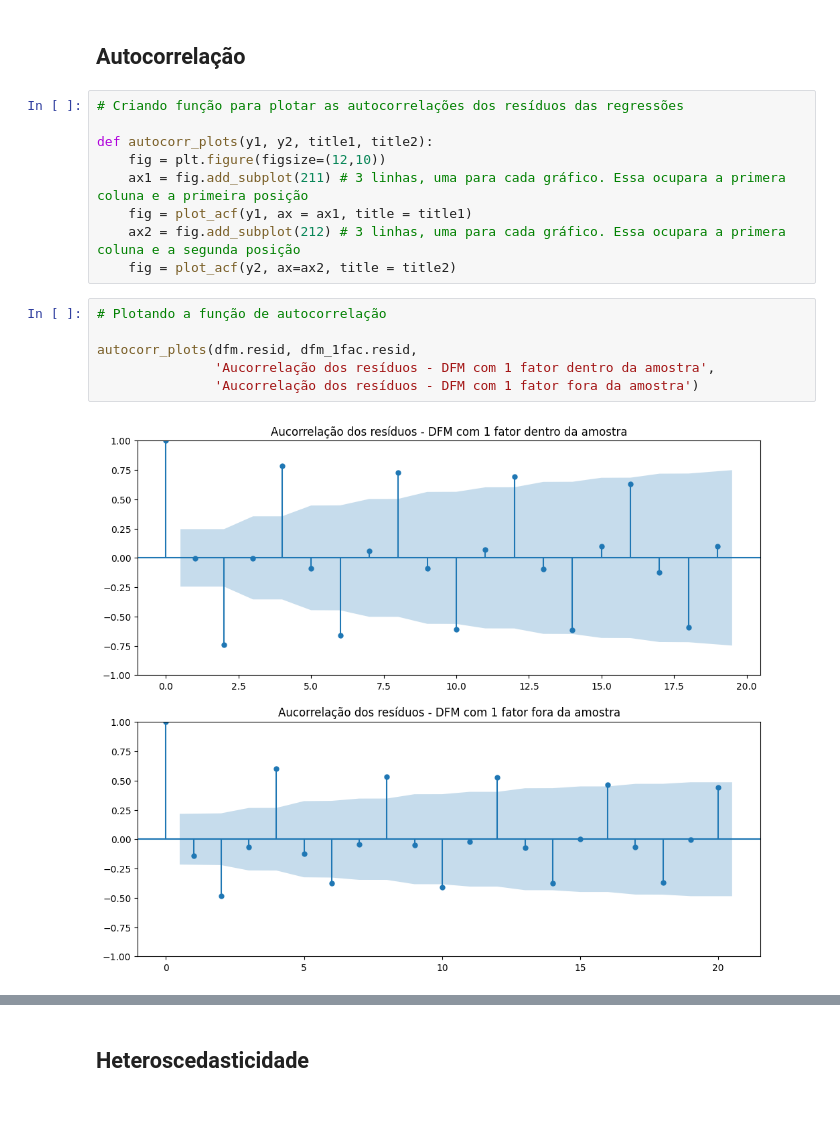
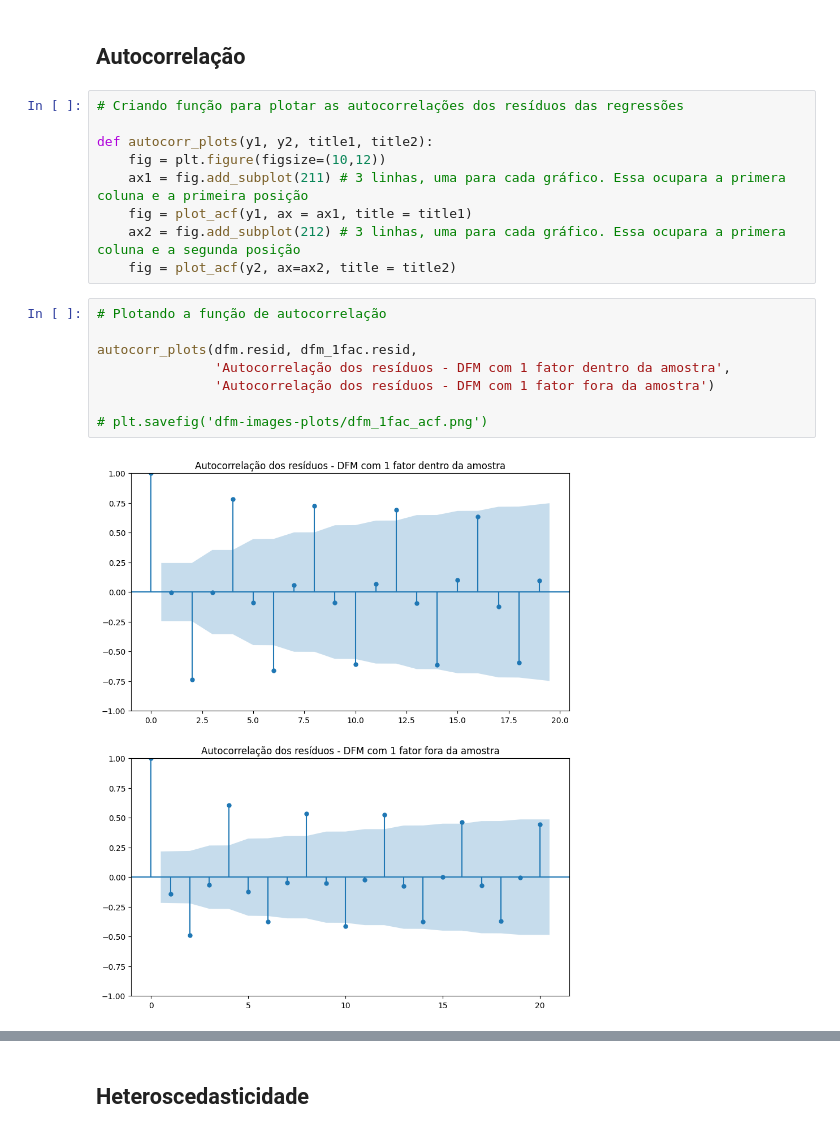
Before and after one commit to Allisterh/nowcasting_gdpbr, a Jupyter notebook: methodologies/dfm_model/dfm_1fac.ipynb, the cells around one changed output, grey strips where cells are left out. Drawn from its saved outputs; the diff is of its cells as text.

```diff
--- a/methodologies/dfm_model/dfm_1fac.ipynb
+++ b/methodologies/dfm_model/dfm_1fac.ipynb
@@ -231,7 +231,7 @@ print(rmse_outsample, mae_outsample, mape_outsample, sep = '\n\n')
 # Criando função para plotar as autocorrelações dos resíduos das regressões
 
 def autocorr_plots(y1, y2, title1, title2):
-    fig = plt.figure(figsize=(12,10))
+    fig = plt.figure(figsize=(10,12))
     ax1 = fig.add_subplot(211) # 3 linhas, uma para cada gráfico. Essa ocupara a primera coluna e a primeira posição
     fig = plot_acf(y1, ax = ax1, title = title1)
     ax2 = fig.add_subplot(212) # 3 linhas, uma para cada gráfico. Essa ocupara a primera coluna e a segunda posição
@@ -239,11 +239,13 @@ def autocorr_plots(y1, y2, title1, title2):
 # %%
 # Plotando a função de autocorrelação
 
 autocorr_plots(dfm.resid, dfm_1fac.resid,
-               'Aucorrelação dos resíduos - DFM com 1 fator dentro da amostra',
-               'Aucorrelação dos resíduos - DFM com 1 fator fora da amostra')
+               'Autocorrelação dos resíduos - DFM com 1 fator dentro da amostra',
+               'Autocorrelação dos resíduos - DFM com 1 fator fora da amostra')
+
+# plt.savefig('dfm-images-plots/dfm_1fac_acf.png')
 # %% [output]
-[figure, old version]
+[figure, new version]
 # %%
 # Teste de Breusch-Godfray para autocorrelação dos erros - IN-SAMPLE
 
```
Also changed, not shown: parts of 8 cells of this notebook, 2 other files.
